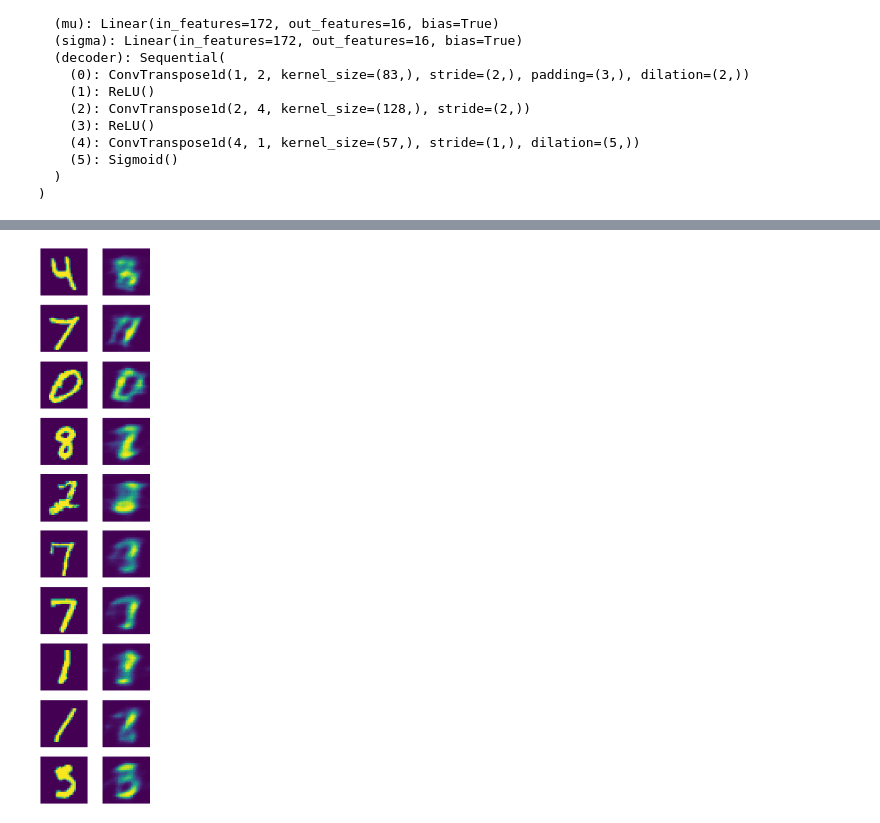
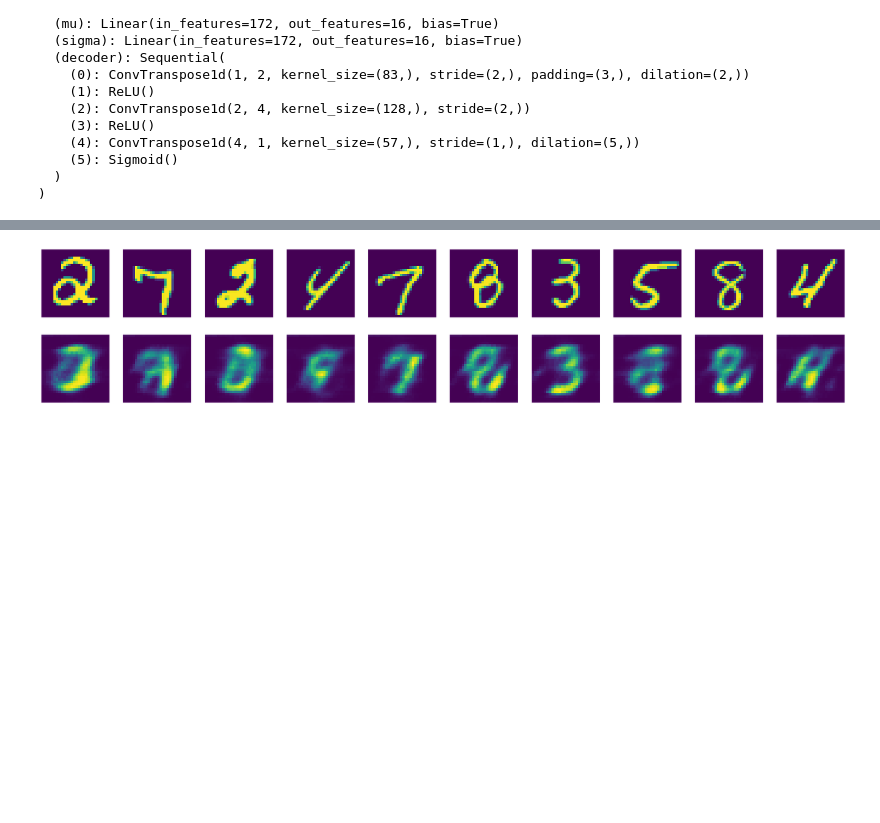
Before and after one commit to xuhongran/ComputerVision-demos, a Jupyter notebook: 10-ImageClassification, etc/VariationalAutoencoder/VariationalAutoencoderConv1d_MNIST.ipynb, the cells around one changed output, grey strips where cells are left out. Cells and saved outputs as stored; diff of their text form; code cells hidden in the pictures; blank space fills up the shorter version.

Commit message:
updates images

```diff
--- a/10-ImageClassification, etc/VariationalAutoencoder/VariationalAutoencoderConv1d_MNIST.ipynb
+++ b/10-ImageClassification, etc/VariationalAutoencoder/VariationalAutoencoderConv1d_MNIST.ipynb
@@ -324,29 +320,28 @@ MSE loss on testing: 384301.75000000
 # %%
 #Plot a couple of examples
-cols, rows = 2, 10
+cols, rows = 10, 2
 image_counter = 1
 figure = plt.figure(figsize=(3*cols, 3*rows))
 for i in range(10):
     #get a random index
     rand_index = random.randint(0, len(testing_images_))
     #get the original image, pull back to cpu and convert to numpy
     original_img = (testing_images_[rand_index].permute(1,2,0).cpu().detach()).numpy()
     #get the reconstructed image, pull back to cpu and convert to numpy
     reconstructed_img = (reconstructions[rand_index].permute(1,2,0).cpu().detach()).numpy()
 
     #Add a figure for the original image
     figure.add_subplot(rows, cols, image_counter)
     plt.axis("off")
     plt.imshow(original_img)
-    image_counter+=1
 
     #Add a figure for the reconstructed image
-    figure.add_subplot(rows, cols, image_counter)
+    figure.add_subplot(rows, cols, image_counter+10)
     plt.axis("off")
     plt.imshow(reconstructed_img)
     image_counter+=1
 
 plt.show()
 figure.savefig("vae_reconstruction_conv1d_MNIST.png")
 # %% [output]
-[figure, old version]
+[figure, new version]
```
Also changed, not shown: parts of 8 cells of this notebook, 6 other files.
